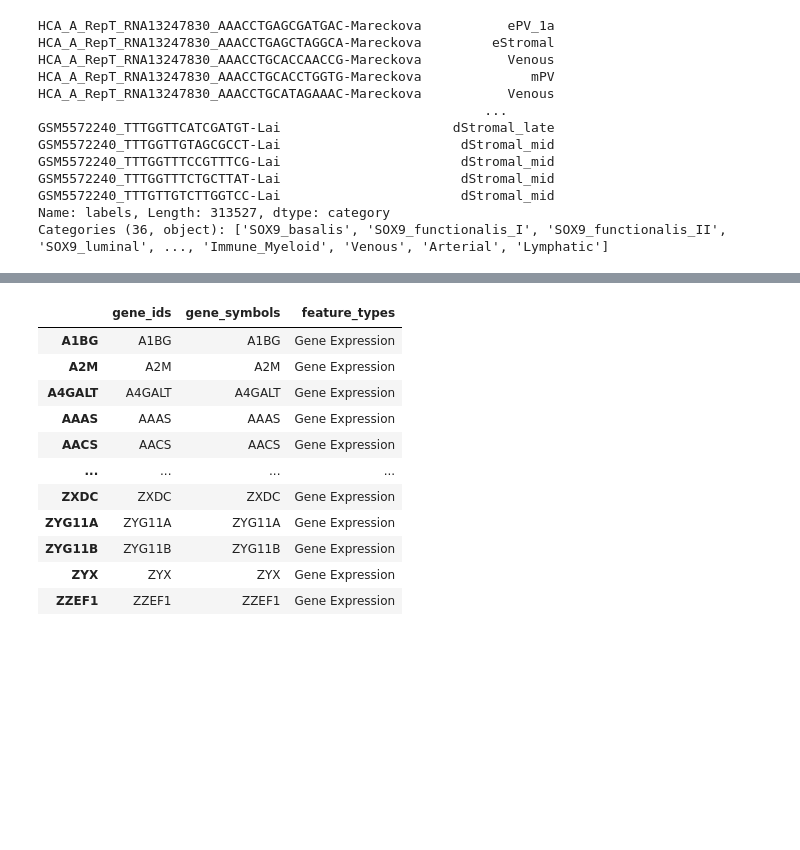
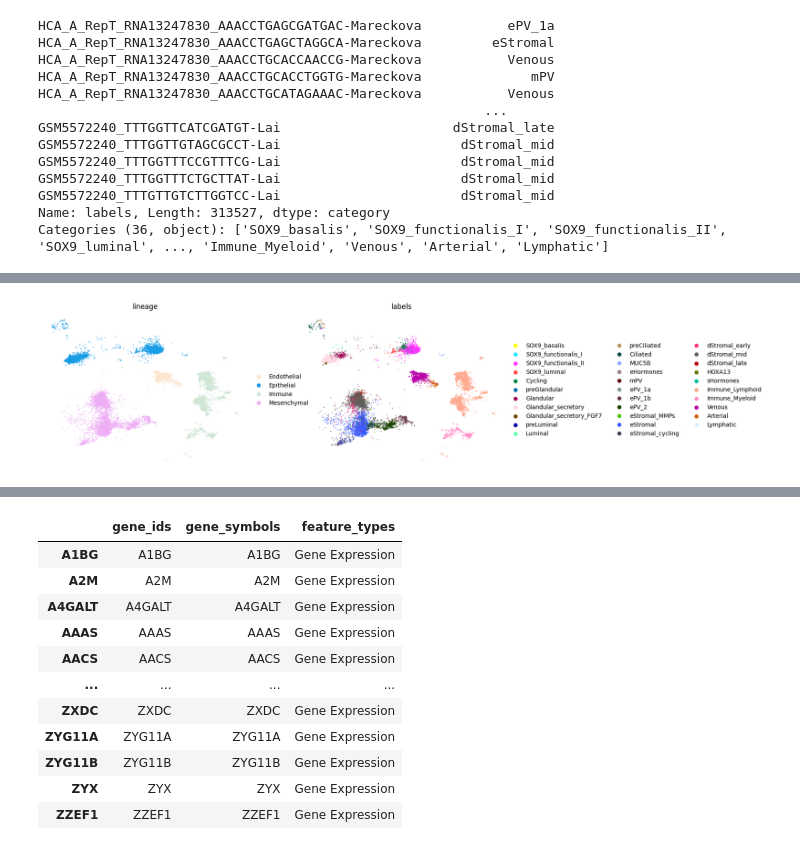
Before and after one commit to ycliu137/Private_CellDiffusion, a Jupyter notebook: get_datasets/datasets_integration_Endometrium314K.ipynb, the cells around one changed output, grey strips where cells are left out. Cells and saved outputs as stored; diff of their text form; code cells hidden in the pictures; blank space fills up the shorter version.

```diff
--- a/get_datasets/datasets_integration_Endometrium314K.ipynb
+++ b/get_datasets/datasets_integration_Endometrium314K.ipynb
@@ -130,0 +131,4 @@ sc.pl.umap(adata, color=['batch', 'labels'], frameon=False)
+# %%
+sc.pl.umap(adata, color=['lineage', 'labels'], frameon=False)
+# %% [output]
+[figure, added]
```
Also changed, not shown: parts of 11 cells of this notebook, 4 other files.
